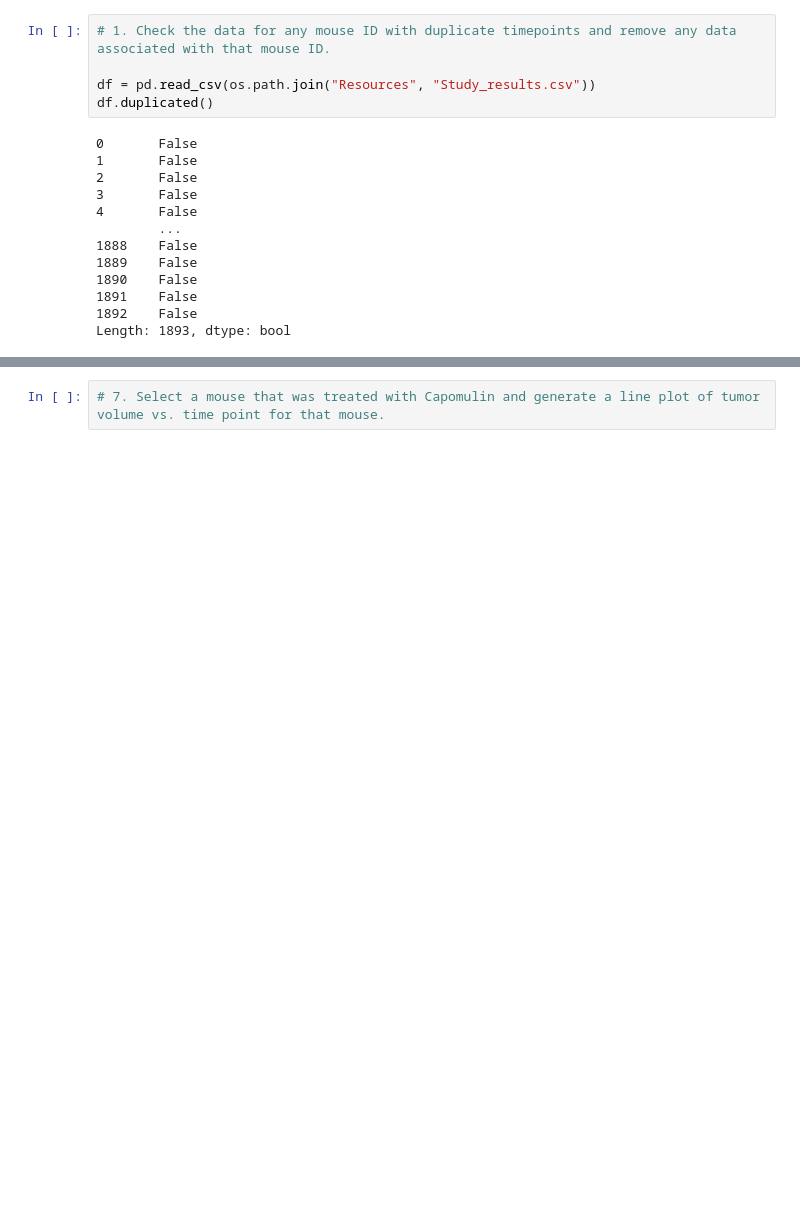
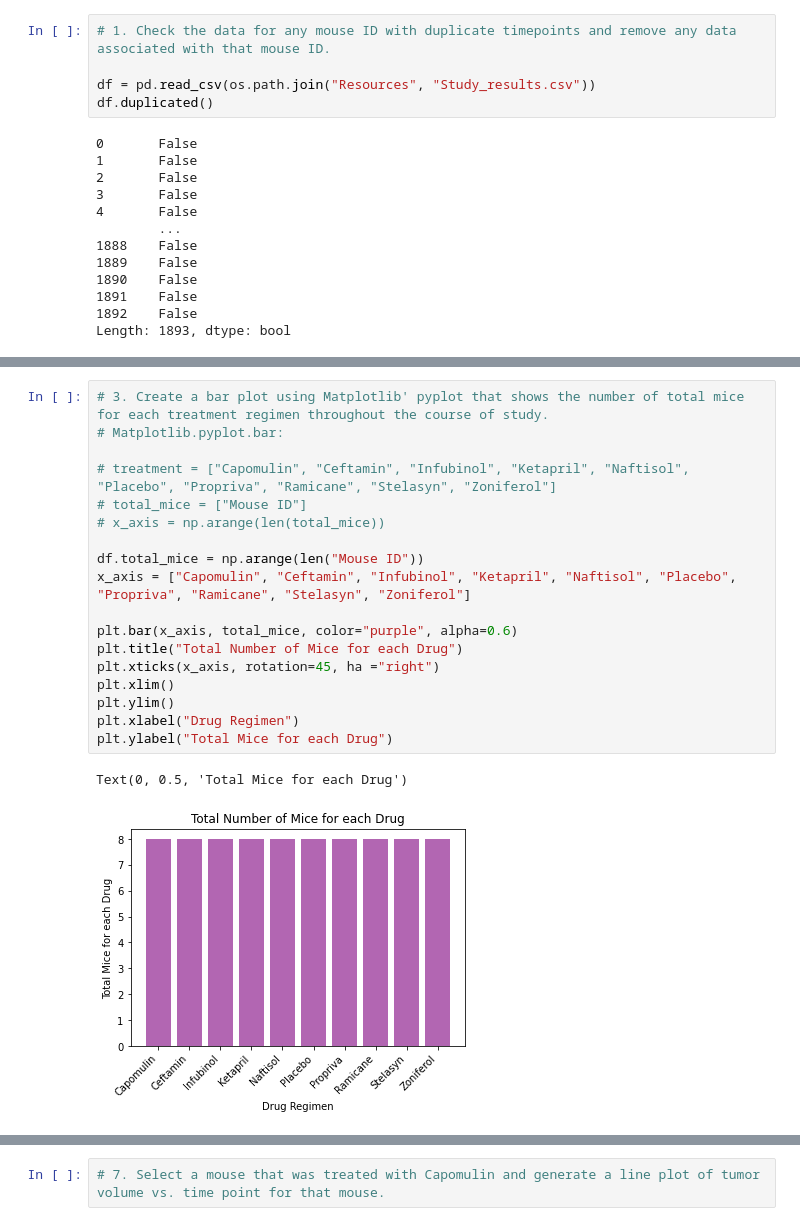
Before and after one commit to Geogith/Anti-Cancer-Skin-Treatment-Study, a Jupyter notebook: mice_study/Pymaceut.ipynb, the cells around one changed output, grey strips where cells are left out. Saved outputs shown, nothing was run; the diff lists cells and outputs as text; blank space fills up the shorter version.

```diff
--- a/mice_study/Pymaceut.ipynb
+++ b/mice_study/Pymaceut.ipynb
@@ -80,0 +88,21 @@ combine_mouse_study.groupby("Drug Regimen", as_index=False).agg({"median"})
+# %%
+# 3. Create a bar plot using Matplotlib' pyplot that shows the number of total mice for each treatment regimen throughout the course of study.
+# Matplotlib.pyplot.bar:
+
+# treatment = ["Capomulin", "Ceftamin", "Infubinol", "Ketapril", "Naftisol", "Placebo", "Propriva", "Ramicane", "Stelasyn", "Zoniferol"]
+# total_mice = ["Mouse ID"]
+# x_axis = np.arange(len(total_mice))
+
+df.total_mice = np.arange(len("Mouse ID"))
+x_axis = ["Capomulin", "Ceftamin", "Infubinol", "Ketapril", "Naftisol", "Placebo", "Propriva", "Ramicane", "Stelasyn", "Zoniferol"]
+
+plt.bar(x_axis, total_mice, color="purple", alpha=0.6)
+plt.title("Total Number of Mice for each Drug")
+plt.xticks(x_axis, rotation=45, ha ="right")
+plt.xlim()
+plt.ylim()
+plt.xlabel("Drug Regimen")
+plt.ylabel("Total Mice for each Drug")
+# %% [output]
+Text(0, 0.5, 'Total Mice for each Drug')
+[figure, added]
```
Also changed, not shown: parts of 8 cells of this notebook.
